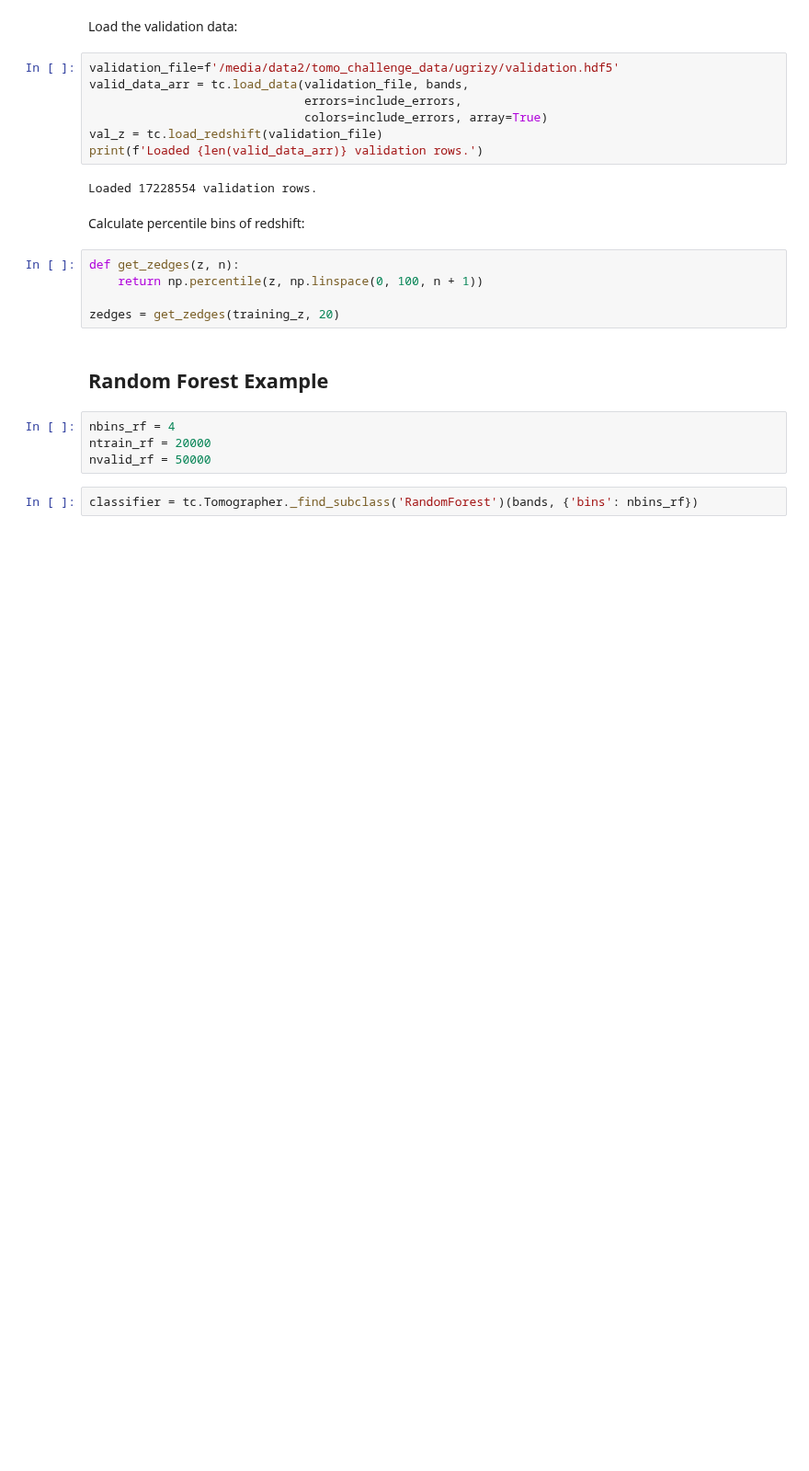
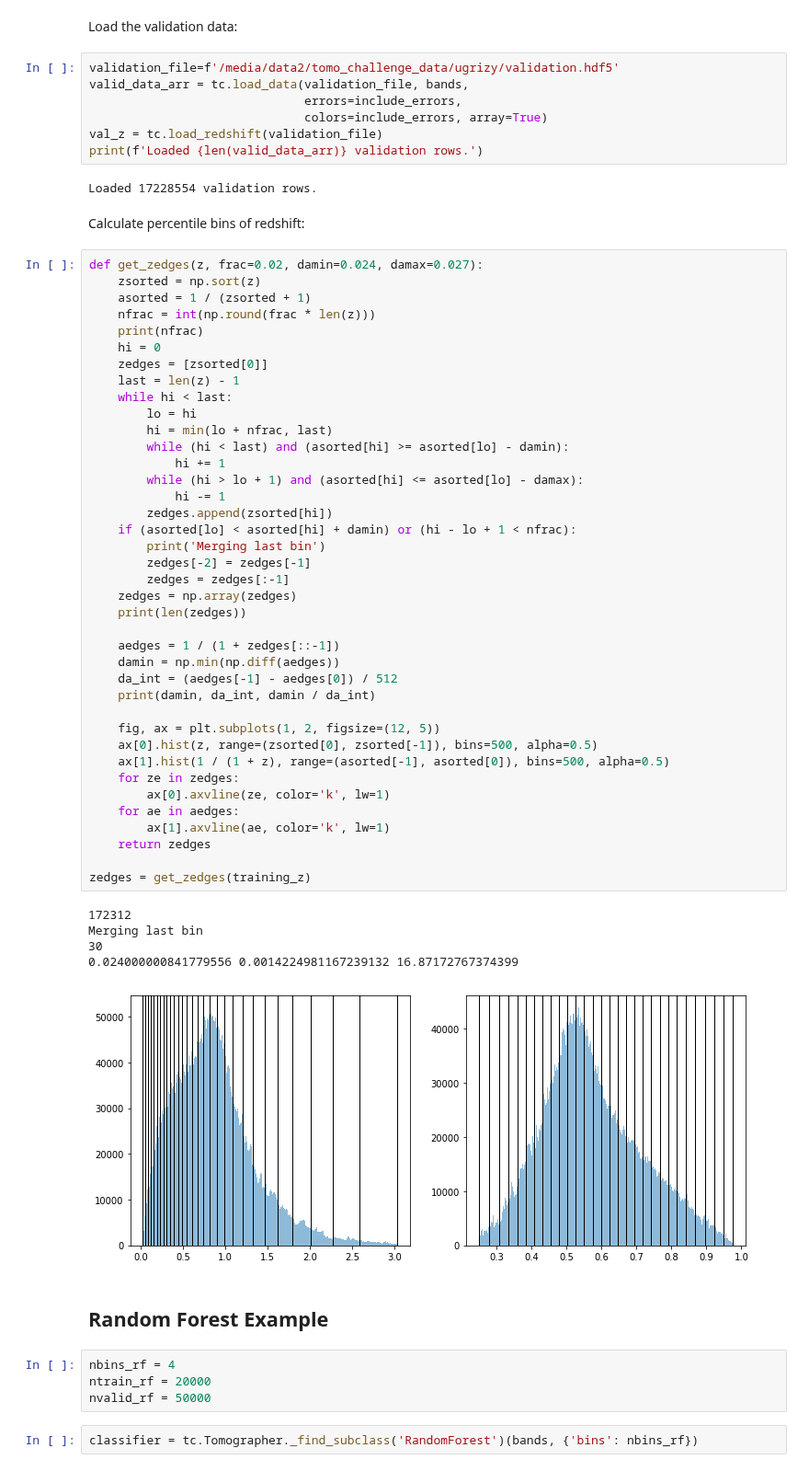
Before and after one commit to dkirkby/zotbin, a Jupyter notebook: Sandbox.ipynb, the cells around one changed output. Shown at 92% size. Saved outputs shown, nothing was run; the diff lists cells and outputs as text; blank space fills up the shorter version.

```diff
--- a/Sandbox.ipynb
+++ b/Sandbox.ipynb
@@ -65,11 +65,51 @@ print(f'Loaded {len(valid_data_arr)} validation rows.')
 Loaded 17228554 validation rows.
 # %% [markdown]
 Calculate percentile bins of redshift:
-# %%
-def get_zedges(z, n):
-    return np.percentile(z, np.linspace(0, 100, n + 1))
-
-zedges = get_zedges(training_z, 20)
+# %%
+def get_zedges(z, frac=0.02, damin=0.024, damax=0.027):
+    zsorted = np.sort(z)
+    asorted = 1 / (zsorted + 1)
+    nfrac = int(np.round(frac * len(z)))
+    print(nfrac)
+    hi = 0
+    zedges = [zsorted[0]]
+    last = len(z) - 1
+    while hi < last:
+        lo = hi
+        hi = min(lo + nfrac, last)
+        while (hi < last) and (asorted[hi] >= asorted[lo] - damin):
+            hi += 1
+        while (hi > lo + 1) and (asorted[hi] <= asorted[lo] - damax):
+            hi -= 1
+        zedges.append(zsorted[hi])
+    if (asorted[lo] < asorted[hi] + damin) or (hi - lo + 1 < nfrac):
+        print('Merging last bin')
+        zedges[-2] = zedges[-1]
+        zedges = zedges[:-1]
+    zedges = np.array(zedges)
+    print(len(zedges))
+
+    aedges = 1 / (1 + zedges[::-1])
+    damin = np.min(np.diff(aedges))
+    da_int = (aedges[-1] - aedges[0]) / 512
+    print(damin, da_int, damin / da_int)
+
+    fig, ax = plt.subplots(1, 2, figsize=(12, 5))
+    ax[0].hist(z, range=(zsorted[0], zsorted[-1]), bins=500, alpha=0.5)
+    ax[1].hist(1 / (1 + z), range=(asorted[-1], asorted[0]), bins=500, alpha=0.5)
+    for ze in zedges:
+        ax[0].axvline(ze, color='k', lw=1)
+    for ae in aedges:
+        ax[1].axvline(ae, color='k', lw=1)
+    return zedges
+
+zedges = get_zedges(training_z)
+# %% [output]
+172312
+Merging last bin
+30
+0.024000000841779556 0.0014224981167239132 16.87172767374399
+[figure, added]
 # %% [markdown]
 ## Random Forest Example
 # %%
```
Also changed, not shown: parts of 2 cells of this notebook.
